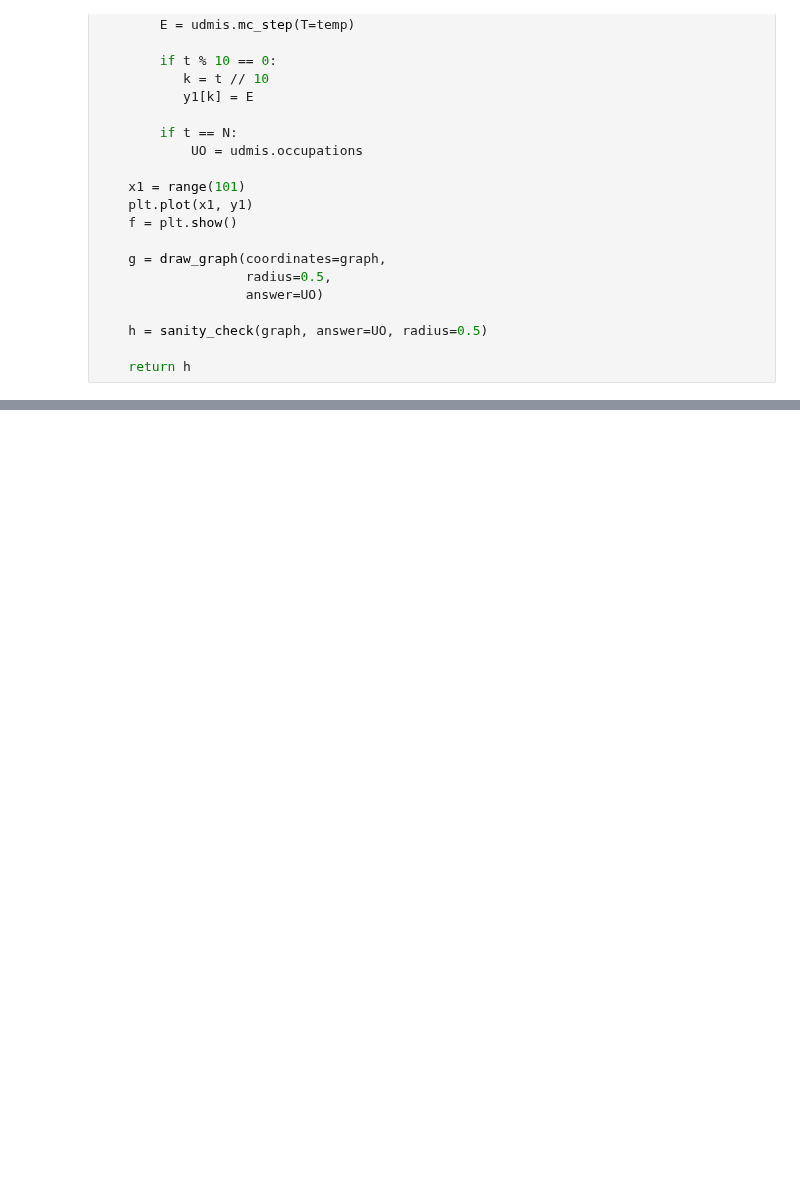
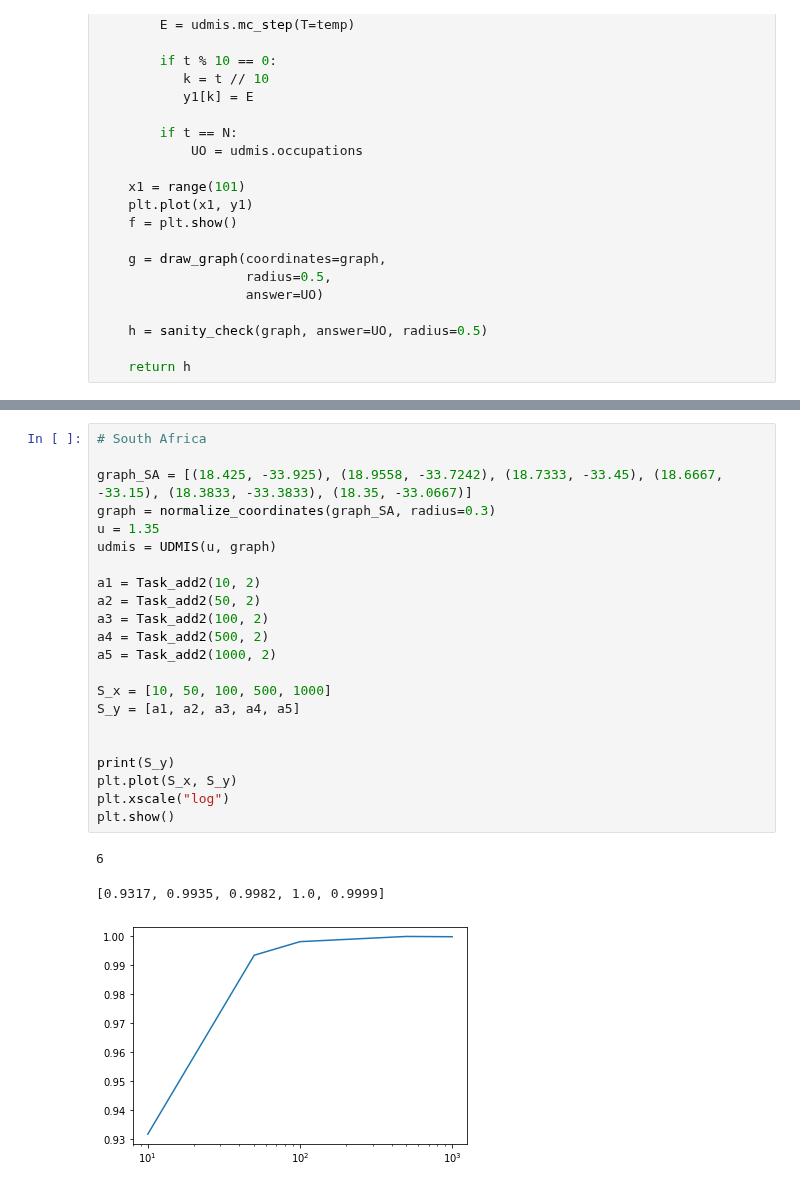
Before and after one commit to CDL-Quantum/CohortProject_2021, a Jupyter notebook: Week2_Rydberg_Atoms/AC_classical.ipynb, the cells around one changed output, grey strips where cells are left out. Drawn from its saved outputs; the diff is of its cells as text; blank space fills up the shorter version.

```diff
--- a/Week2_Rydberg_Atoms/AC_classical.ipynb
+++ b/Week2_Rydberg_Atoms/AC_classical.ipynb
@@ -138,0 +184,26 @@ Task_add(1000, 1/5)
+# %%
+# South Africa
+
+graph_SA = [(18.425, -33.925), (18.9558, -33.7242), (18.7333, -33.45), (18.6667, -33.15), (18.3833, -33.3833), (18.35, -33.0667)]
+graph = normalize_coordinates(graph_SA, radius=0.3)
+u = 1.35
+udmis = UDMIS(u, graph)
+
+a1 = Task_add2(10, 2)
+a2 = Task_add2(50, 2)
+a3 = Task_add2(100, 2)
+a4 = Task_add2(500, 2)
+a5 = Task_add2(1000, 2)
+
+S_x = [10, 50, 100, 500, 1000]
+S_y = [a1, a2, a3, a4, a5]
+
+
+print(S_y)
+plt.plot(S_x, S_y)
+plt.xscale("log")
+plt.show()
+# %% [output]
+6
+[0.9317, 0.9935, 0.9982, 1.0, 0.9999]
+[figure, added]
```
Also changed, not shown: parts of 4 cells of this notebook.
